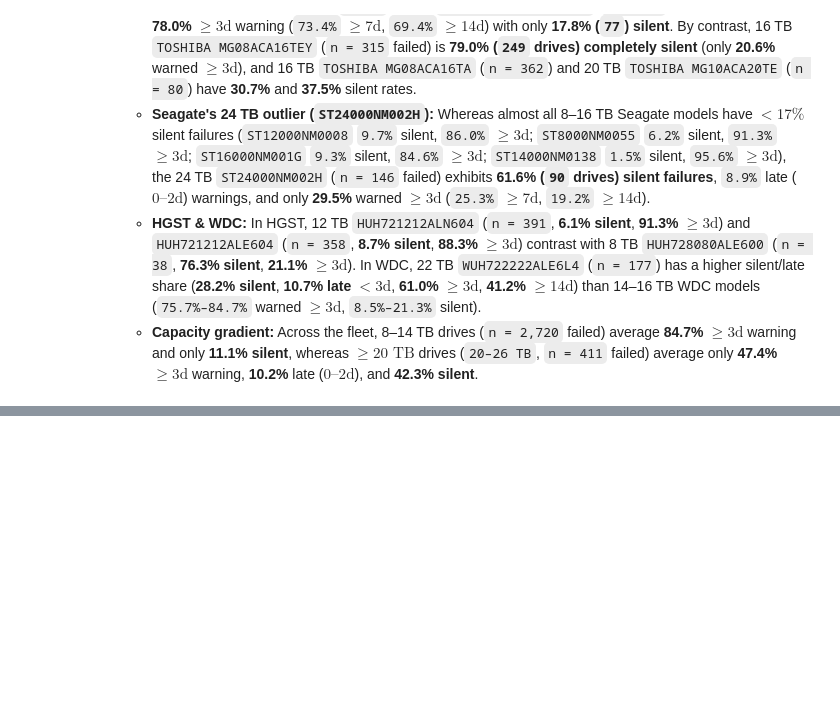
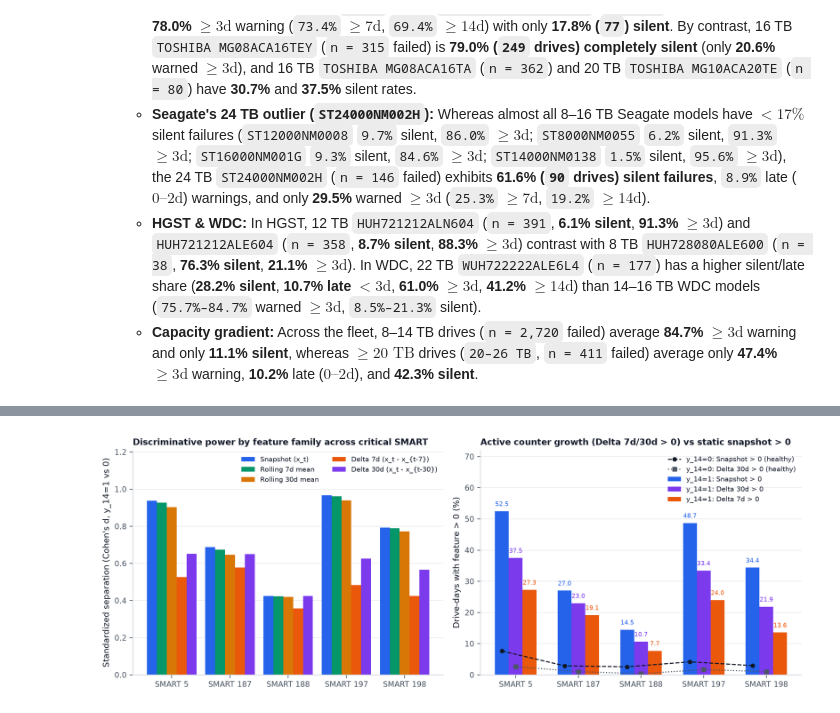
Before and after one commit to tarteeg/disk-failure-analysis, a Jupyter notebook: notebooks/eda_full_2025.ipynb, the cells around one changed output, grey strips where cells are left out. Drawn from its saved outputs; the diff is of its cells as text; code cells hidden in the pictures; blank space fills up the shorter version.

```diff
--- a/notebooks/eda_full_2025.ipynb
+++ b/notebooks/eda_full_2025.ipynb
@@ -2158,0 +2171,95 @@ Capacity & capacity-band summary:
+# %%
+# Section 8.1: Snapshot features + 7d/30d rolling means & deltas on the 5 critical attributes
+FEAT_PANEL_PATH = cfg.cache_dir / "features_panel_2025.parquet"
+FEAT_SUMMARY_CSV = cfg.cache_dir / "feature_summary_stats.csv"
+
+CRIT_ATTRS = [5, 187, 188, 197, 198]
+SNAPSHOT_CRIT = [f"s{a}" for a in CRIT_ATTRS]
+SNAPSHOT_CTX = ["s187_missing", "s188_missing", "s9_poh", "s194_temp", "capacity_tb"]
+SNAPSHOT_FEATS = SNAPSHOT_CRIT + SNAPSHOT_CTX
+ROLL7_FEATS = [f"s{a}_mean_7d" for a in CRIT_ATTRS]
+ROLL30_FEATS = [f"s{a}_mean_30d" for a in CRIT_ATTRS]
+DELTA7_FEATS = [f"s{a}_delta_7d" for a in CRIT_ATTRS]
+DELTA30_FEATS = [f"s{a}_delta_30d" for a in CRIT_ATTRS]
+ALL_30_FEATS = SNAPSHOT_FEATS + ROLL7_FEATS + ROLL30_FEATS + DELTA7_FEATS + DELTA30_FEATS
+
+feat_summary_df = pd.read_csv(FEAT_SUMMARY_CSV)
+print("Feature panel: 5,992,776 drive-days (date >= 2025-01-31) across 21,228 episodes (30 features + y_7, y_14, y_30)")
+
+feat_disp = (
+    feat_summary_df.sort_values("cohen_d_log1p", ascending=False)
+    .assign(
+        pos_gt0_pct=lambda d: d["pos_gt0_pct"].round(2),
+        neg_gt0_pct=lambda d: d["neg_gt0_pct"].round(2),
+        pos_mean_raw=lambda d: d["pos_mean_raw"].round(2),
+        neg_mean_raw=lambda d: d["neg_mean_raw"].round(2),
+        pos_mean_log1p=lambda d: d["pos_mean_log1p"].round(3),
+        neg_mean_log1p=lambda d: d["neg_mean_log1p"].round(3),
+        cohen_d_log1p=lambda d: d["cohen_d_log1p"].round(3),
+    )
+    .rename(columns={
+        "feature": "Feature",
+        "group": "Family",
+        "pos_gt0_pct": "% > 0 (y_14=1)",
+        "neg_gt0_pct": "% > 0 (y_14=0)",
+        "pos_mean_raw": "Mean raw (y_14=1)",
+        "neg_mean_raw": "Mean raw (y_14=0)",
+        "pos_mean_log1p": "Mean log1p (y_14=1)",
+        "neg_mean_log1p": "Mean log1p (y_14=0)",
+        "cohen_d_log1p": "Cohen's d (log1p)",
+    })
+    .set_index("Feature")
+)
+display(feat_disp.head(18))
+
+# Plot feature separation (Cohen's d) and active counter growth (Delta 7d/30d > 0 vs static snapshot > 0)
+fig, axes = plt.subplots(1, 2, figsize=(14, 5.2), dpi=160)
+ax = axes[0]
+attrs_labels = ["SMART 5", "SMART 187", "SMART 188", "SMART 197", "SMART 198"]
+x = np.arange(len(CRIT_ATTRS))
+width = 0.15
+families = [
+    ("Snapshot (x_t)", [f"s{a}" for a in CRIT_ATTRS], "#1D5DEC"),
+    ("Rolling 7d mean", [f"s{a}_mean_7d" for a in CRIT_ATTRS], "#059669"),
+    ("Rolling 30d mean", [f"s{a}_mean_30d" for a in CRIT_ATTRS], "#D97706"),
+    ("Delta 7d (x_t - x_{t-7})", [f"s{a}_delta_7d" for a in CRIT_ATTRS], "#E04F16"),
+    ("Delta 30d (x_t - x_{t-30})", [f"s{a}_delta_30d" for a in CRIT_ATTRS], "#7C3AED"),
+]
+cohen_map = dict(zip(feat_summary_df["feature"], feat_summary_df["cohen_d_log1p"]))
+for i, (label, cols, color) in enumerate(families):
+    vals = [cohen_map[c] for c in cols]
+    ax.bar(x + (i - 2) * width, vals, width=width, label=label, color=color, alpha=0.92)
+ax.set_xticks(x)
+ax.set_xticklabels(attrs_labels, fontweight="bold")
+ax.set_ylabel("Standardized separation (Cohen's d, y_14=1 vs 0)")
+ax.set_title("Discriminative power by feature family across critical SMART", fontweight="bold")
+ax.legend(frameon=False, fontsize=8.5, loc="upper right", ncol=2)
+ax.set_ylim(0, max(feat_summary_df["cohen_d_log1p"]) * 1.25)
+
+ax2 = axes[1]
+gt0_pos_map = dict(zip(feat_summary_df["feature"], feat_summary_df["pos_gt0_pct"]))
+gt0_neg_map = dict(zip(feat_summary_df["feature"], feat_summary_df["neg_gt0_pct"]))
+w2 = 0.24
+pos_snap = [gt0_pos_map[f"s{a}"] for a in CRIT_ATTRS]
+pos_d30 = [gt0_pos_map[f"s{a}_delta_30d"] for a in CRIT_ATTRS]
+pos_d7 = [gt0_pos_map[f"s{a}_delta_7d"] for a in CRIT_ATTRS]
+neg_snap = [gt0_neg_map[f"s{a}"] for a in CRIT_ATTRS]
+neg_d30 = [gt0_neg_map[f"s{a}_delta_30d"] for a in CRIT_ATTRS]
+
+b1 = ax2.bar(x - w2, pos_snap, width=w2, label="y_14=1: Snapshot > 0", color="#1D5DEC", alpha=0.9)
+b2 = ax2.bar(x, pos_d30, width=w2, label="y_14=1: Delta 30d > 0", color="#7C3AED", alpha=0.9)
+b3 = ax2.bar(x + w2, pos_d7, width=w2, label="y_14=1: Delta 7d > 0", color="#E04F16", alpha=0.9)
+ax2.plot(x - w2, neg_snap, "o--", color="#0F172A", linewidth=1.3, markersize=5, label="y_14=0: Snapshot > 0 (healthy)")
+ax2.plot(x, neg_d30, "s:", color="#475569", linewidth=1.3, markersize=5, label="y_14=0: Delta 30d > 0 (healthy)")
+for bars, col in [(b1, "#1D5DEC"), (b2, "#7C3AED"), (b3, "#E04F16")]:
+    for bar in bars:
+        h = bar.get_height()
+        ax2.text(bar.get_x() + bar.get_width()/2, h + 1.0, f"{h:.1f}", ha="center", va="bottom", fontsize=7.5, color=col)
+ax2.set_xticks(x)
+ax2.set_xticklabels(attrs_labels, fontweight="bold")
+ax2.set_ylabel("Drive-days with feature > 0 (%)")
+ax2.set_title("Active counter growth (Delta 7d/30d > 0) vs static snapshot > 0", fontweight="bold")
+ax2.legend(frameon=False, fontsize=8.2, loc="upper right")
+ax2.set_ylim(0, max(pos_snap) * 1.35)
+finish(fig, "feature_distributions_and_deltas")
+# %% [output]
@@ -2158,0 +2285 @@ Capacity & capacity-band summary:
+[figure, added]
```
Also changed, not shown: parts of 9 cells of this notebook, 3 other files.
